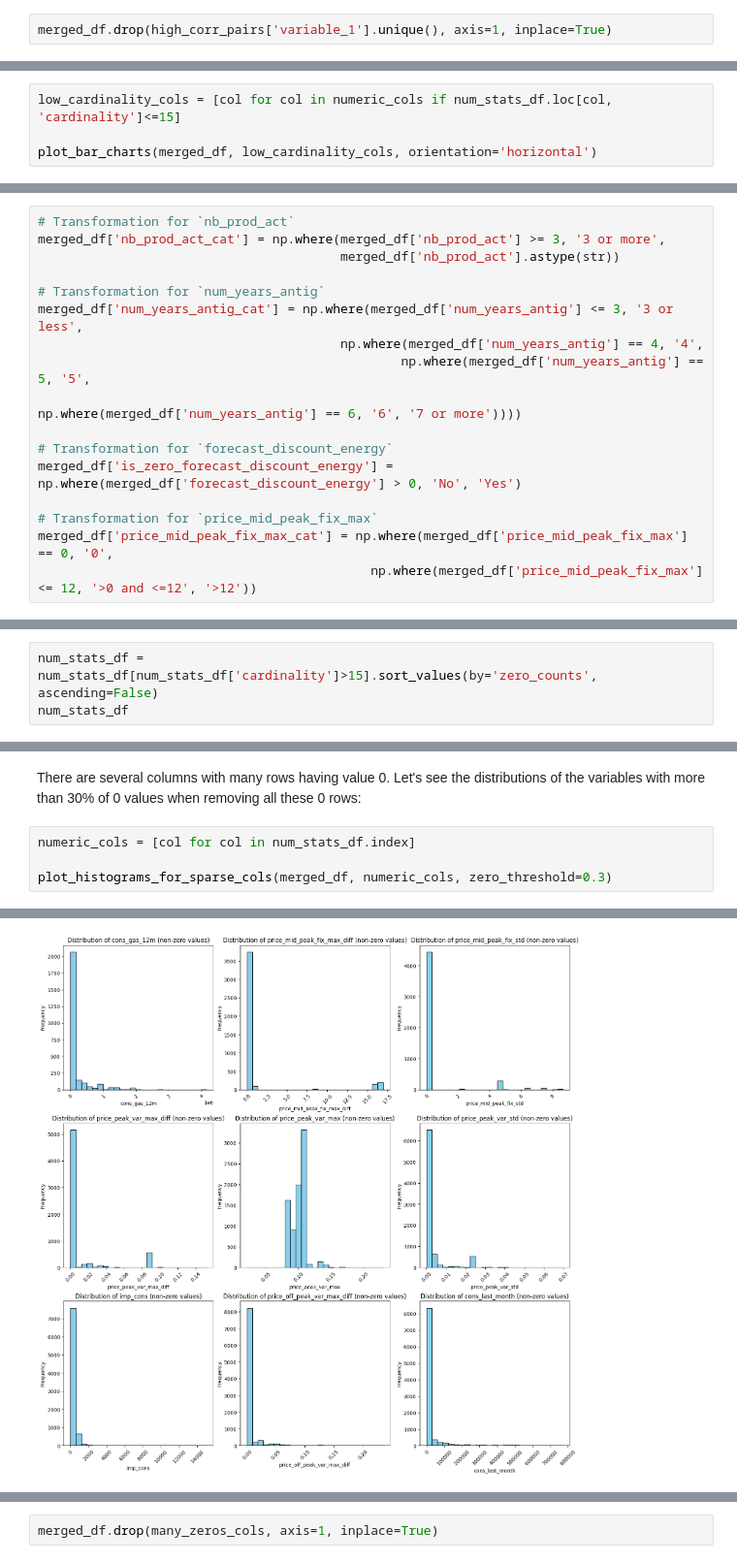
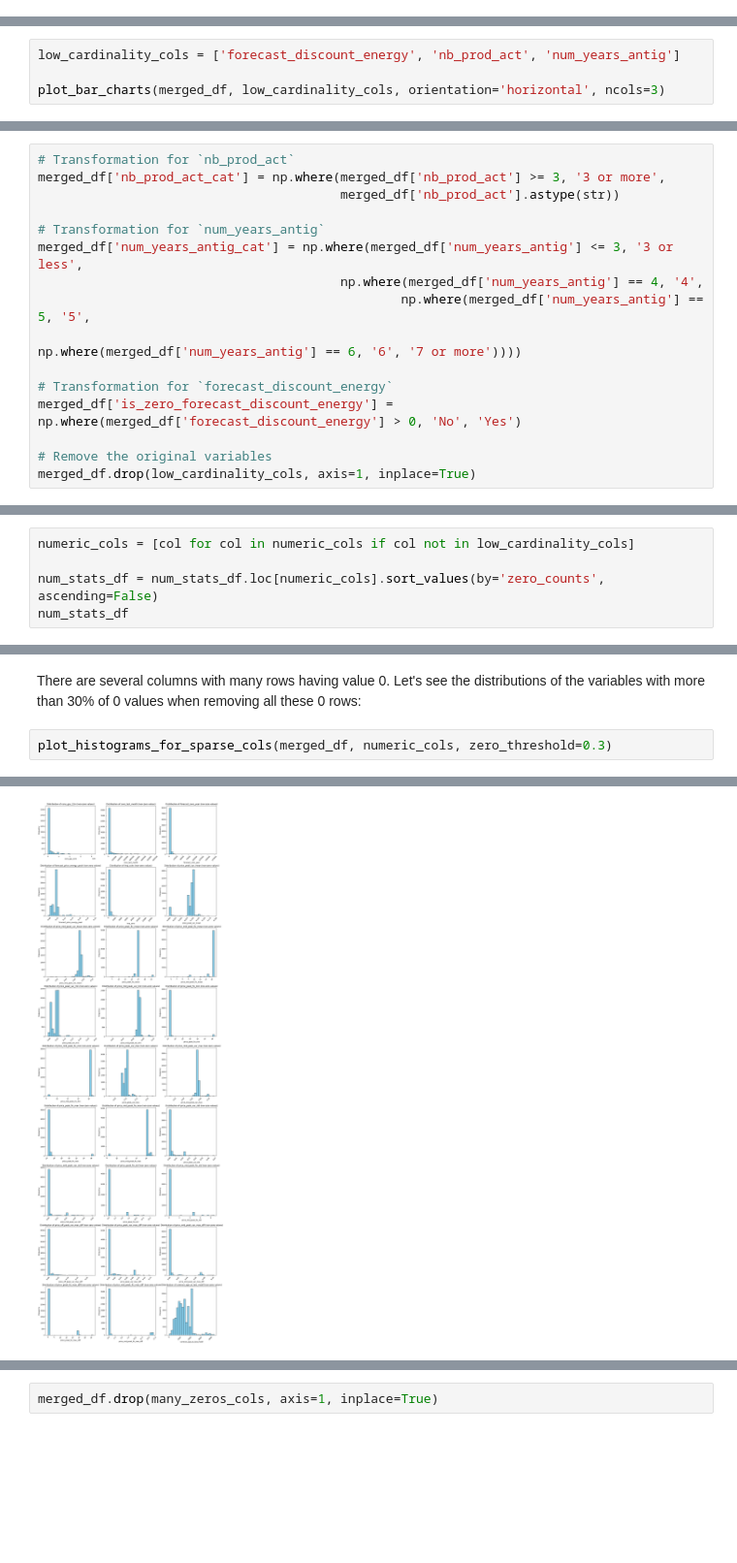
Before and after one commit to Mat-Gug/energy-churn-prediction, a Jupyter notebook: Churn Prediction - Part 2.ipynb, the cells around one changed output, grey strips where cells are left out. Shown at 97% size. Drawn from its saved outputs; the diff is of its cells as text; blank space fills up the shorter version.

```diff
--- a/Churn Prediction - Part 2.ipynb
+++ b/Churn Prediction - Part 2.ipynb
@@ -213,5 +247,3 @@ As you can see, several pairs of variables are highly correlated (correlation gr
-# %%
-merged_df.drop(high_corr_pairs['variable_1'].unique(), axis=1, inplace=True)
 # %%
 numeric_cols = merged_df.select_dtypes(include='number').columns
 
@@ -246,5 +278,5 @@ Let's focus on the first 4 variables of the table above (`forecast_discount_ener
 # %%
-low_cardinality_cols = [col for col in numeric_cols if num_stats_df.loc[col, 'cardinality']<=15]
+low_cardinality_cols = ['forecast_discount_energy', 'nb_prod_act', 'num_years_antig']
 
-plot_bar_charts(merged_df, low_cardinality_cols, orientation='horizontal')
+plot_bar_charts(merged_df, low_cardinality_cols, orientation='horizontal', ncols=3)
 # %% [output]
@@ -269,7 +300,6 @@ merged_df['num_years_antig_cat'] = np.where(merged_df['num_years_antig'] <= 3, '
 # Transformation for `forecast_discount_energy`
 merged_df['is_zero_forecast_discount_energy'] = np.where(merged_df['forecast_discount_energy'] > 0, 'No', 'Yes')
 
-# Transformation for `price_mid_peak_fix_max`
-merged_df['price_mid_peak_fix_max_cat'] = np.where(merged_df['price_mid_peak_fix_max'] == 0, '0',
-                                            np.where(merged_df['price_mid_peak_fix_max'] <= 12, '>0 and <=12', '>12'))
+# Remove the original variables
+merged_df.drop(low_cardinality_cols, axis=1, inplace=True)
 # %%
@@ -285,5 +311,7 @@ Let's now focus on the remaining numeric variables:
 # %%
-num_stats_df = num_stats_df[num_stats_df['cardinality']>15].sort_values(by='zero_counts', ascending=False)
+numeric_cols = [col for col in numeric_cols if col not in low_cardinality_cols]
+
+num_stats_df = num_stats_df.loc[numeric_cols].sort_values(by='zero_counts', ascending=False)
 num_stats_df
 # %% [output]
 |  | skewness | zero_counts | cardinality |
@@ -306,8 +334,6 @@ num_stats_df
 # %% [markdown]
 There are several columns with many rows having value 0. Let's see the distributions of the variables with more than 30% of 0 values when removing all these 0 rows:
 # %%
-numeric_cols = [col for col in num_stats_df.index]
-
 plot_histograms_for_sparse_cols(merged_df, numeric_cols, zero_threshold=0.3)
 # %% [output]
 Skewness for column cons_gas_12m (excluding zeros): 3.912
@@ -331,4 +356,4 @@ Skewness for column cons_last_month (excluding zeros): 5.122
-[figure, old version]
+[figure, new version]
 # %% [markdown]
 Some of these distributions remain highly skewed even when removing the 0 values. For all these variables, we can consider to build:
 - a flag indicator telling whether the variable is in the spike (0 value) or in the distribution (non-zero value).
```
Also changed, not shown: parts of 52 cells of this notebook, 3 other files.
